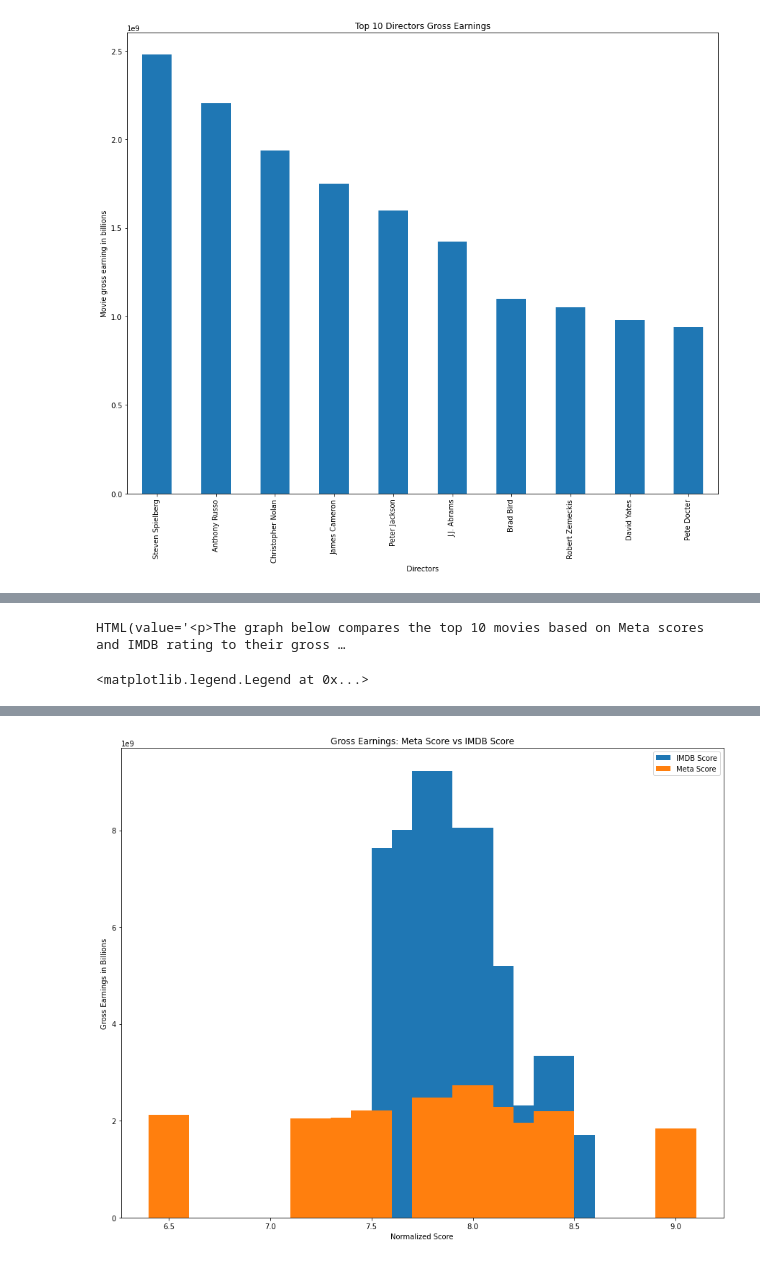
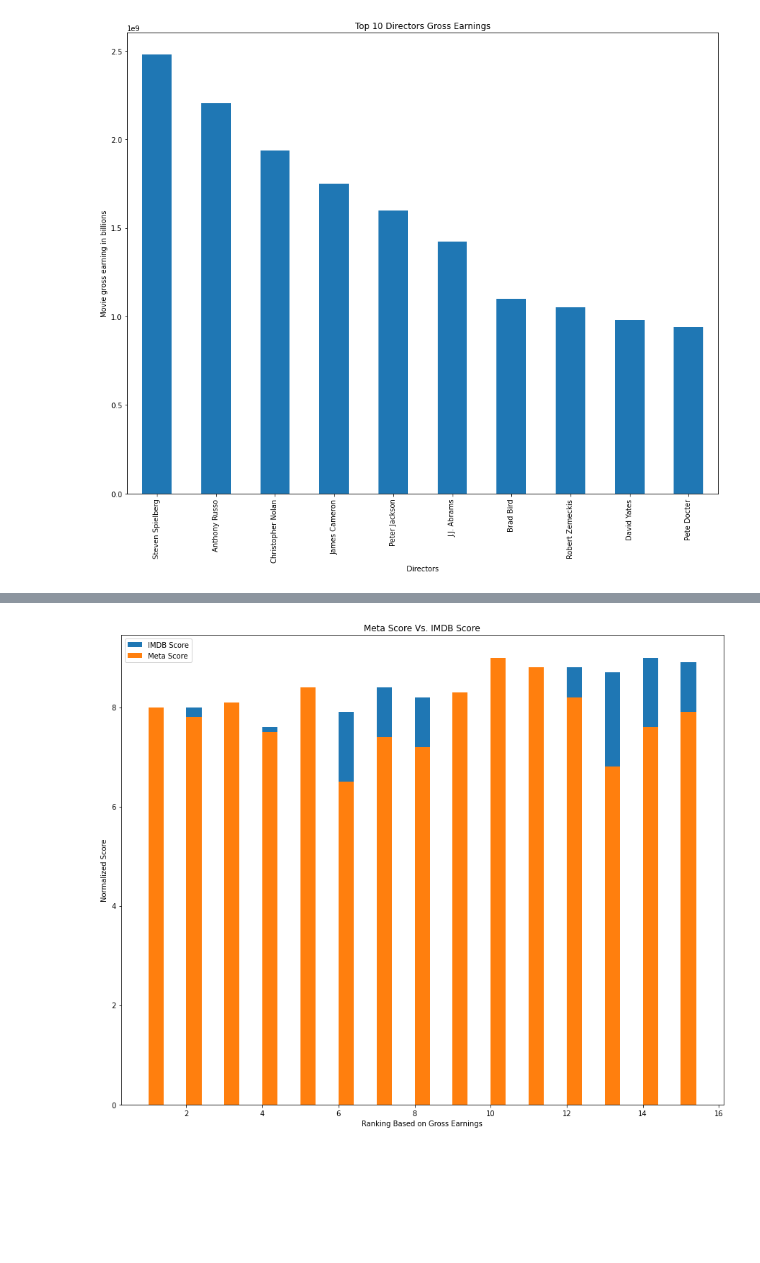
Before and after one commit to Irish-grl/Capstone, a Jupyter notebook: Movie-Recommendation.ipynb, the cells around one changed output, grey strips where cells are left out. Cells and saved outputs as stored; diff of their text form; code cells hidden in the pictures; blank space fills up the shorter version.

```diff
--- a/Movie-Recommendation.ipynb
+++ b/Movie-Recommendation.ipynb
@@ -159,26 +159,24 @@ plt.show()
 [figure]
 # %%
 label_headline4 = widgets.HTML(value="<a id='IMDB'></a><h2>IMDB Rating Vs. Meta Score by Gross Earnings  </h2>")
-label_explaination4 = widgets.HTML(value="<p>The graph below compares the top 10 movies based on Meta scores and IMDB rating to their gross earnings. </p>")
+label_explaination4 = widgets.HTML(value="<p>The graph below compares the Meta score to the IMDB ratings of the top 15 grossing films.</p>")
 display(label_headline4)
 display(label_explaination4)
 
-gross_by_imdb_key = df['Gross'].groupby(df['IMDB_Rating']).sum().sort_values(ascending=False).head(10).index.values
-gross_by_meta_key = df['Gross'].groupby(df['Meta_score']).sum().sort_values(ascending=False).head(10).index.values
-gross_by_imdb = df['Gross'].groupby(df['IMDB_Rating']).sum().sort_values(ascending=False).head(10).values
-gross_by_meta = df['Gross'].groupby(df['Meta_score']).sum().sort_values(ascending=False).head(10).values
 
 
-bar_width = 0.2
+
+
+gross_by_imdb_key = df['Gross'].groupby(df['IMDB_Rating']).sum().sort_values(ascending=False).head(15).index.values
+gross_by_meta_key = df['Gross'].groupby(df['Meta_score']).sum().sort_values(ascending=False).head(15).index.values
+x = [1,2,3,4,5,6,7,8,9,10,11,12,13,14,15]
 fig, ax = plt.subplots(figsize=(15, 12))
-summer = ax.bar(gross_by_imdb_key, gross_by_imdb, bar_width,label="IMDB Score")
-
-Winter = ax.bar(gross_by_meta_key/10, gross_by_meta, bar_width,label="Meta Score")
-ax.set_xlabel('Normalized Score')
-ax.set_ylabel('Gross Earnings in Billions')
-ax.set_title('Gross Earnings: Meta Score vs IMDB Score')
+IMDB = ax.bar(x , gross_by_imdb_key,label="IMDB Score", align='edge', width = 0.4)
+Meta = ax.bar(x, gross_by_meta_key/10,label="Meta Score", align='edge', width = 0.4)
+ax.set_xlabel('Ranking Based on Gross Earnings')
+ax.set_ylabel('Normalized Score')
+ax.set_title('Meta Score Vs. IMDB Score')
 ax.legend()
+plt.show()
 # %% [output]
 [interactive output not drawn]
-HTML(value='<p>The graph below compares the top 10 movies based on Meta scores and IMDB rating to their gross …
-<matplotlib.legend.Legend at 0x...>
@@ -185 +184 @@ HTML(value='<p>The graph below compares the top 10 movies based on Meta scores a
-[figure, old version]
+[figure, new version]
```
Also changed, not shown: parts of 3 cells of this notebook.
